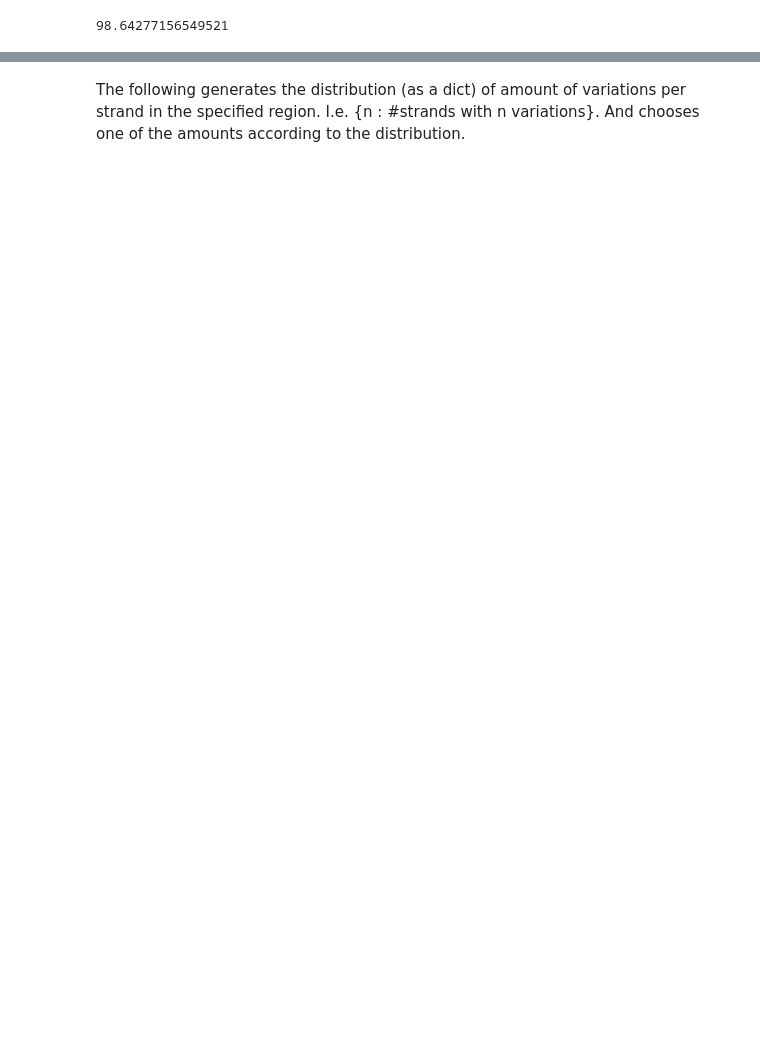
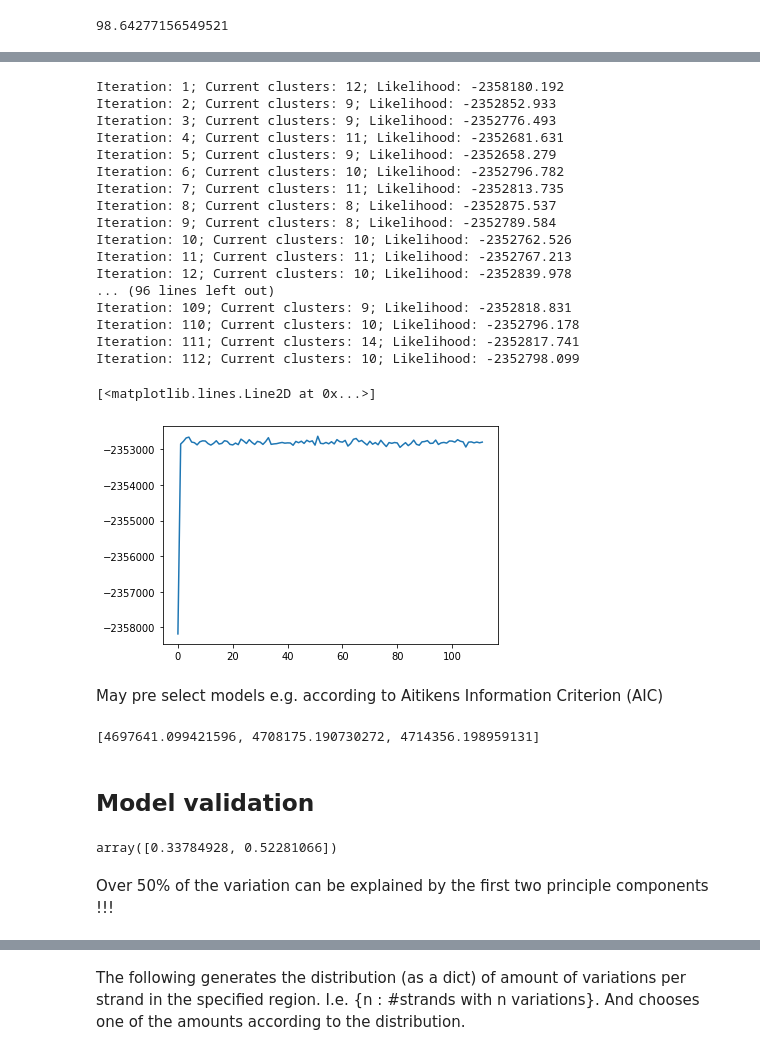
Before and after one commit to manuelgloeckler/sequence_bioinfo, a Jupyter notebook: project/Gentype.ipynb, the cells around one changed output, grey strips where cells are left out. Cells and saved outputs as stored; diff of their text form; code cells hidden in the pictures; blank space fills up the shorter version.

```diff
--- a/project/Gentype.ipynb
+++ b/project/Gentype.ipynb
@@ -327,0 +105,48 @@ plt.plot(principalComponents2[:,0], principalComponents2[:,1], ".")
+# %%
+model3 = PiCollapsedNonparametricGibbsSampler(42)
+model3.fit(inference_matrix, num_burn_in_steps = 100, delta = 1, alpha = 10)
+plt.plot(model3.ll_list)
+# %% [output]
+Iteration: 1; Current clusters: 12; Likelihood: -2358180.192
+Iteration: 2; Current clusters: 9; Likelihood: -2352852.933
+Iteration: 3; Current clusters: 9; Likelihood: -2352776.493
+Iteration: 4; Current clusters: 11; Likelihood: -2352681.631
+Iteration: 5; Current clusters: 9; Likelihood: -2352658.279
+Iteration: 6; Current clusters: 10; Likelihood: -2352796.782
+Iteration: 7; Current clusters: 11; Likelihood: -2352813.735
+Iteration: 8; Current clusters: 8; Likelihood: -2352875.537
+Iteration: 9; Current clusters: 8; Likelihood: -2352789.584
+Iteration: 10; Current clusters: 10; Likelihood: -2352762.526
+Iteration: 11; Current clusters: 11; Likelihood: -2352767.213
+Iteration: 12; Current clusters: 10; Likelihood: -2352839.978
+... (96 lines left out)
+Iteration: 109; Current clusters: 9; Likelihood: -2352818.831
+Iteration: 110; Current clusters: 10; Likelihood: -2352796.178
+Iteration: 111; Current clusters: 14; Likelihood: -2352817.741
+Iteration: 112; Current clusters: 10; Likelihood: -2352798.099
+[<matplotlib.lines.Line2D at 0x...>]
+[figure, added]
+# %% [markdown]
+May pre select models e.g. according to Aitikens Information Criterion (AIC)
+# %%
+models = [model1, model2, model3]
+
+
+def AIC(model):
+    size = np.prod(np.shape(model.theta))
+    loglikelihood =model.ll_list[-1]
+    return 2*size - 2*loglikelihood
+
+print(list(map(lambda x: AIC(x), models)))
+# %% [output]
+[4697641.099421596, 4708175.190730272, 4714356.198959131]
+# %% [markdown]
+## Model validation
+# %%
+pca = PCA(n_components=2)
+principalComponents = pca.fit_transform(inference_matrix)
+pca.explained_variance_ratio_.cumsum()
+# %% [output]
+array([0.33784928, 0.52281066])
+# %% [markdown]
+Over 50% of the variation can be explained by the first two principle components !!!
```
Also changed, not shown: parts of 39 cells of this notebook, 1 other file.
